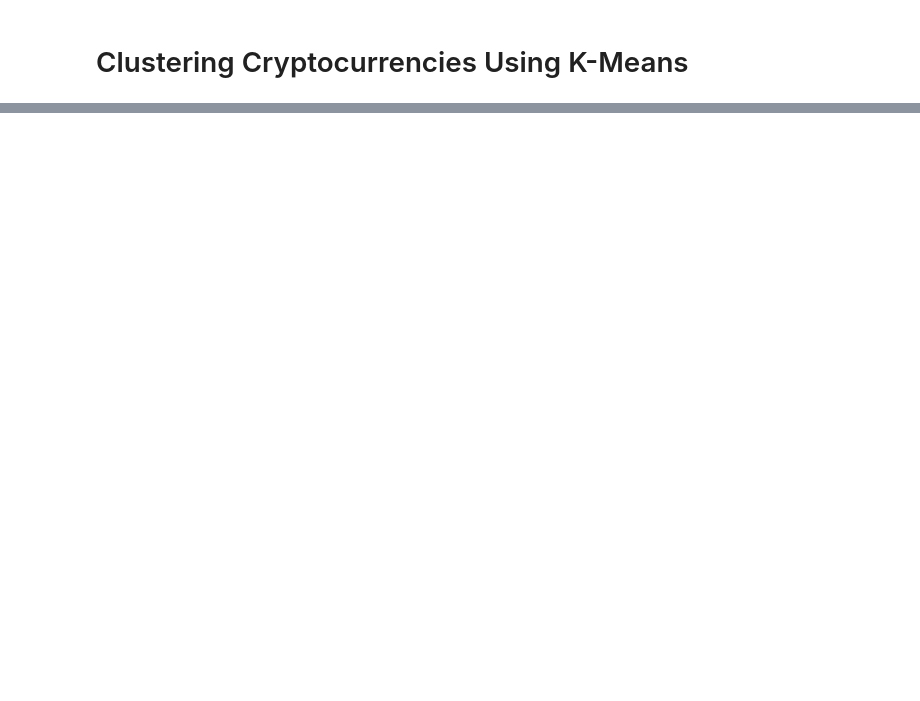
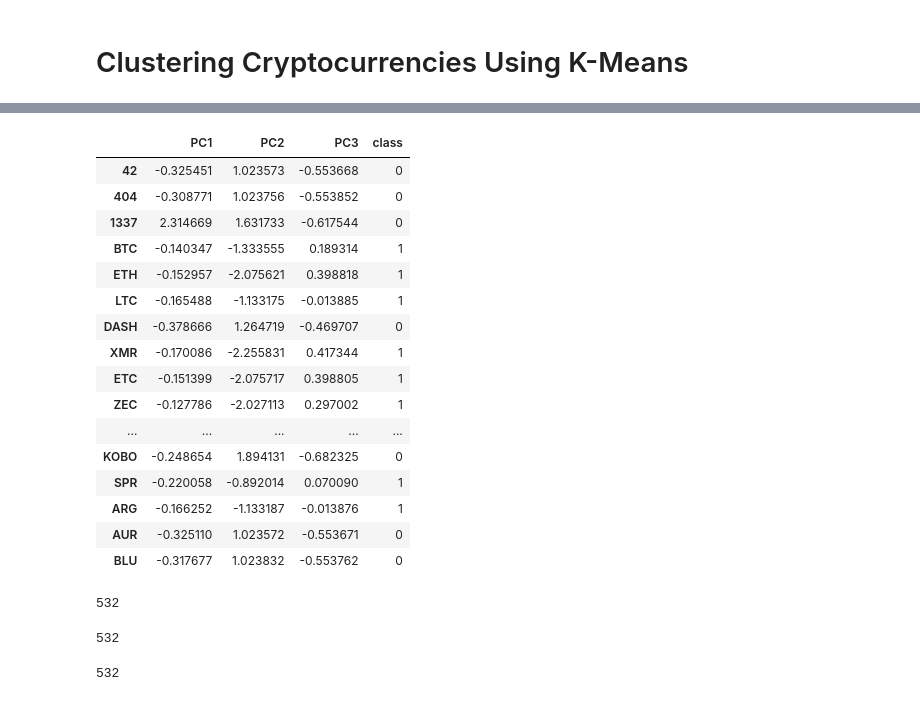
Before and after one commit to mspamelalea/Cryptocurrencies, a Jupyter notebook: CryptoCurrencyClustering.ipynb, the cells around one changed output, grey strips where cells are left out. Saved outputs shown, nothing was run; the diff lists cells and outputs as text; code cells hidden in the pictures; blank space fills up the shorter version.

Commit message:
clustering with k-means

```diff
--- a/CryptoCurrencyClustering.ipynb
+++ b/CryptoCurrencyClustering.ipynb
@@ -161,2 +180,13 @@ pcs_df.head(20)
 # %% [markdown]
 # Clustering Cryptocurrencies Using K-Means
+# %%
+# Create an elbow curve to find the best value for K
+# Find the best value for K
+inertia = []
+k = list(range(1, 11))
+# %%
+# Calculate the inertia for the range of K values
+for i in k:
+	km = KMeans(n_clusters=i, random_state=0)
+	km.fit(pcs_df)
+	inertia.append(km.inertia_)
@@ -162,0 +200,43 @@ pcs_df.head(20)
+# %%
+# Initialize the K-means model - Use 4 clusters
+model = KMeans(n_clusters=4, random_state=0)
+
+# Fit the model
+model.fit(pcs_df)
+
+# Predict clusters
+predictions = model.predict(pcs_df)
+
+# Add the predicted class columns
+pcs_df["class"] = model.labels_
+pcs_df.head(20)
+# %% [output]
+|  | PC1 | PC2 | PC3 | class |
+| 42 | -0.325451 | 1.023573 | -0.553668 | 0 |
+| 404 | -0.308771 | 1.023756 | -0.553852 | 0 |
+| 1337 | 2.314669 | 1.631733 | -0.617544 | 0 |
+| BTC | -0.140347 | -1.333555 | 0.189314 | 1 |
+| ETH | -0.152957 | -2.075621 | 0.398818 | 1 |
+| LTC | -0.165488 | -1.133175 | -0.013885 | 1 |
+| DASH | -0.378666 | 1.264719 | -0.469707 | 0 |
+| XMR | -0.170086 | -2.255831 | 0.417344 | 1 |
+| ETC | -0.151399 | -2.075717 | 0.398805 | 1 |
+| ZEC | -0.127786 | -2.027113 | 0.297002 | 1 |
+| ... | ... | ... | ... | ... |
+| KOBO | -0.248654 | 1.894131 | -0.682325 | 0 |
+| SPR | -0.220058 | -0.892014 | 0.070090 | 1 |
+| ARG | -0.166252 | -1.133187 | -0.013876 | 1 |
+| AUR | -0.325110 | 1.023572 | -0.553671 | 0 |
+| BLU | -0.317677 | 1.023832 | -0.553762 | 0 |
+# %%
+len(crypto_df.index)
+# %% [output]
+532
+# %%
+len(coins_name.index)
+# %% [output]
+532
+# %%
+len(pcs_df.index)
+# %% [output]
+532
```
Also changed, not shown: parts of 5 cells of this notebook.
